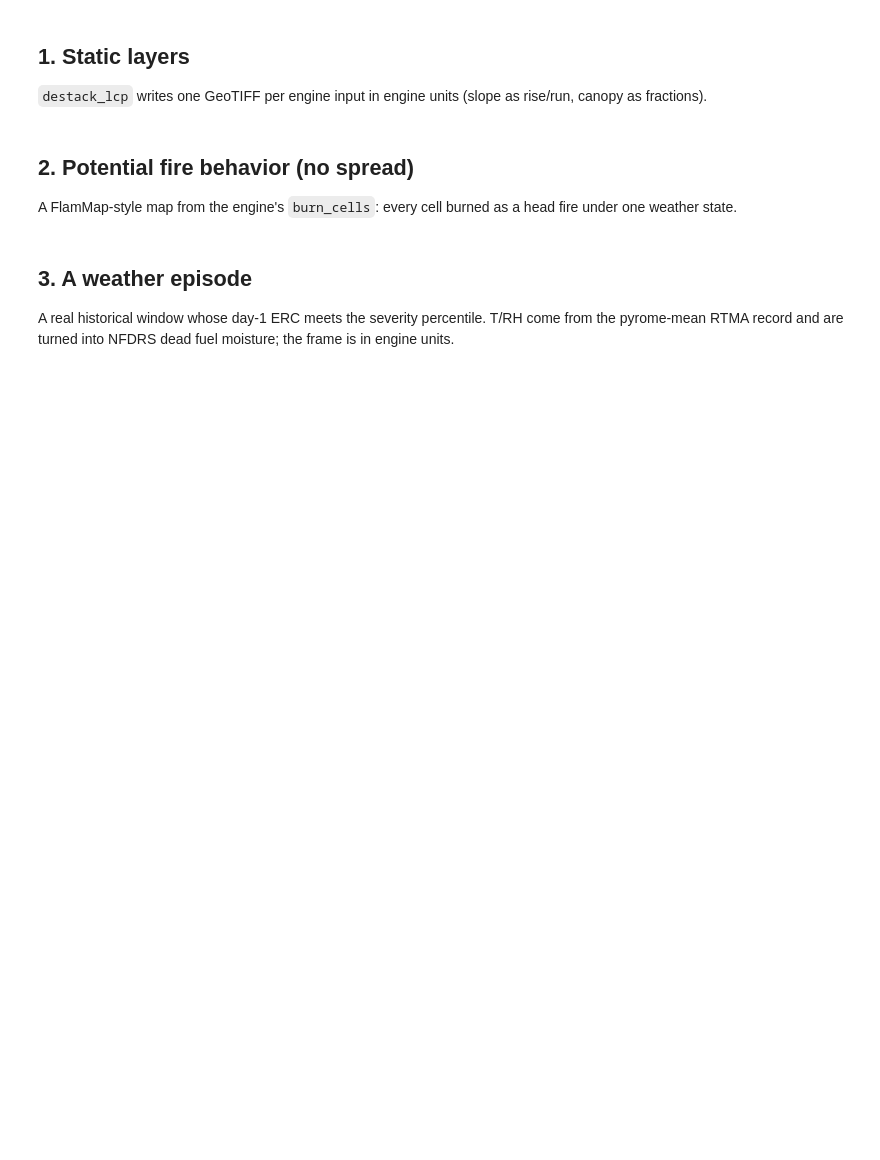
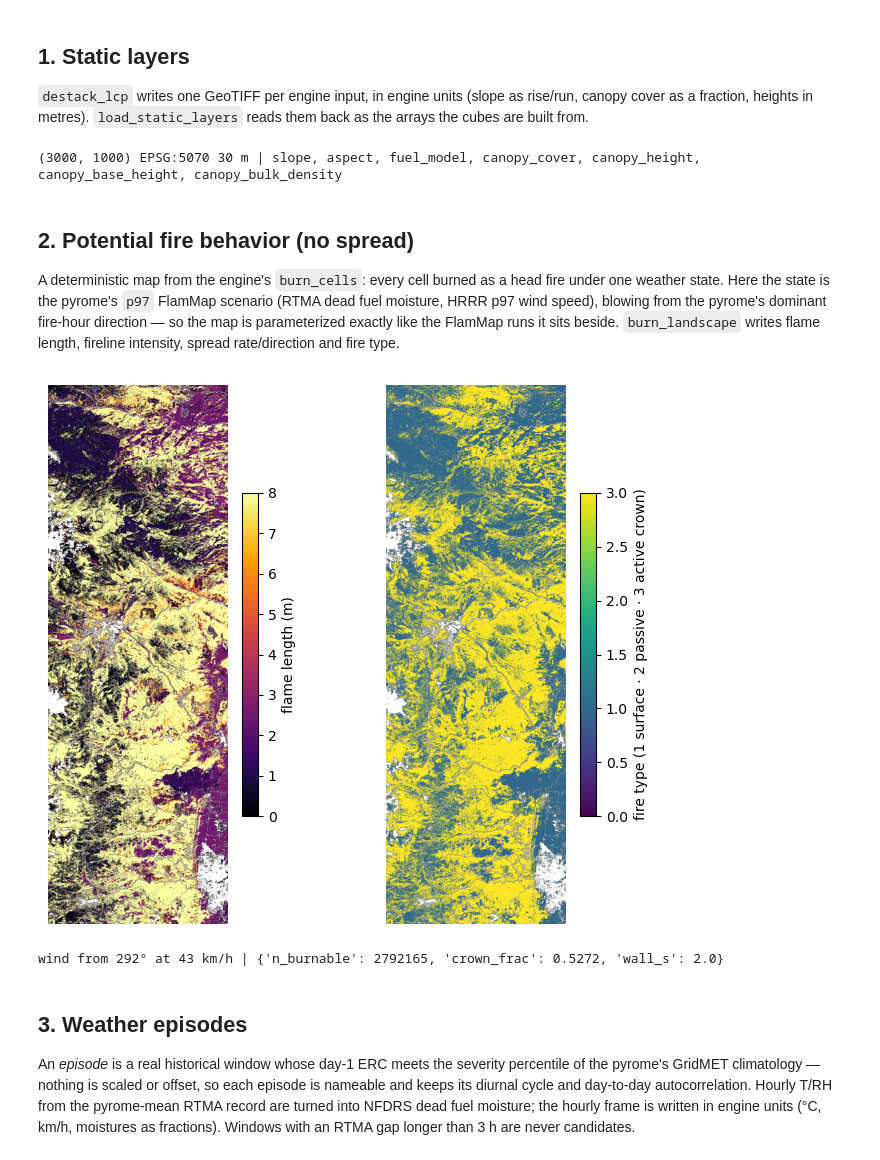
Before and after one commit to maxwellCcook/fb_tools, a Jupyter notebook: code/notebooks/01f_PyreBuild.ipynb, the cells around one changed output. Cells and saved outputs as stored; diff of their text form; code cells hidden in the pictures; blank space fills up the shorter version.

```diff
--- a/code/notebooks/01f_PyreBuild.ipynb
+++ b/code/notebooks/01f_PyreBuild.ipynb
@@ -44,29 +70,64 @@ pyre.pyre_version_info()
 # %% [markdown]
 ## 1. Static layers
 
-`destack_lcp` writes one GeoTIFF per engine input in engine units (slope as rise/run, canopy as fractions).
+`destack_lcp` writes one GeoTIFF per engine input, in engine units (slope as rise/run, canopy cover as a
+fraction, heights in metres). `load_static_layers` reads them back as the arrays the cubes are built from.
 # %%
 layers = SCRATCH / "layers" / LCP_FP.stem
 if not (layers / "fuel_model.tif").exists():
     destack_lcp(LCP_FP, layers)
 static, TRANSFORM, CRS = pyre.load_static_layers(layers)
 SHAPE = static["slope"].shape
-print(SHAPE, CRS, f"{abs(TRANSFORM.a):.0f} m", "| burnable fraction:", round(float(np.isin(static["fuel_model"], [0, 91, 92, 93, 98, 99], invert=True).mean()), 3))
+print(SHAPE, CRS, f"{abs(TRANSFORM.a):.0f} m |", ", ".join(static))
+# %% [output]
+(3000, 1000) EPSG:5070 30 m | slope, aspect, fuel_model, canopy_cover, canopy_height, canopy_base_height, canopy_bulk_density
 # %% [markdown]
 ## 2. Potential fire behavior (no spread)
 
-A FlamMap-style map from the engine's `burn_cells`: every cell burned as a head fire under one weather state.
+A deterministic map from the engine's `burn_cells`: every cell burned as a head fire under one weather state.
+Here the state is the pyrome's `p97` FlamMap scenario (RTMA dead fuel moisture, HRRR p97 wind speed), blowing
+from the pyrome's dominant fire-hour direction — so the map is parameterized exactly like the FlamMap runs it
+sits beside. `burn_landscape` writes flame length, fireline intensity, spread rate/direction and fire type.
-# %%
-p97 = json.load(open(REPO / f"data/weather/flammap_rtma/pyrome_{PYROME}_flammap.json"))["scenarios"]["p97"]
-scen = weather_from_scenario(p97, wind_from_deg=270.0, tmp_c=30.0)
-pot = pyre.burn_landscape(layers, scen, SCRATCH / "potential_p97", crown_gate=CROWN_GATE)
-fig, axes = plt.subplots(1, 2, figsize=(5, 4))
-for ax, layer, kw in zip(axes, ["flame_length", "fire_type"], [dict(cmap="inferno", vmin=0, vmax=8), dict(cmap="viridis", vmin=0, vmax=3)]):
-    with rasterio.open(SCRATCH / "potential_p97" / f"{layer}.tif") as src:
-        im = ax.imshow(src.read(1), extent=rasterio.plot.plotting_extent(src), **kw)
-    plt.colorbar(im, ax=ax, shrink=0.7, label=layer); ax.set_axis_off()
-plt.show(); {k: pot[k] for k in ("n_burnable", "crown_frac", "wall_s")}
+# %%
+def show(ax, fp, label, *, mask_zero=False, **kw):
+    """imshow one GeoTIFF band with a colorbar."""
+    with rasterio.open(fp) as src:
+        a = src.read(1)
+        if mask_zero:
+            a = np.where(a > 0, a, np.nan)
+        im = ax.imshow(a, extent=rasterio.plot.plotting_extent(src), **kw)
+    plt.colorbar(im, ax=ax, shrink=0.6, label=label); ax.set_axis_off()
+    return ax
+
+def zoom(ax, fp, margin_cells=60):
+    """Limit the axes to the finite (burned) cells of a raster, plus a margin."""
+    with rasterio.open(fp) as src:
+        rr, cc = np.where(np.isfinite(src.read(1)))
+        x0, y0 = src.xy(rr.max() + margin_cells, cc.min() - margin_cells)
+        x1, y1 = src.xy(rr.min() - margin_cells, cc.max() + margin_cells)
+    ax.set(xlim=(x0, x1), ylim=(y0, y1))
+
+p97 = json.load(open(REPO / f"data/weather/flammap_rtma/pyrome_{PYROME}_flammap.json"))["scenarios"]["p97"]
+WD_FROM = dominant_wind_direction(PYROME, WINDCELL_DIR)
+scen = weather_from_scenario(p97, wind_from_deg=WD_FROM, tmp_c=30.0)
+pot_dir = SCRATCH / f"potential_p97_wd{WD_FROM:.0f}"          # named by its inputs: a cached map is never stale
+pot = pyre.burn_landscape(layers, scen, pot_dir, crown_gate=CROWN_GATE)
+
+fig, axes = plt.subplots(1, 2, figsize=(8, 7))
+show(axes[0], pot_dir / "flame_length.tif", "flame length (m)", cmap="inferno", vmin=0, vmax=8)
+show(axes[1], pot_dir / "fire_type.tif", "fire type (1 surface · 2 passive · 3 active crown)",
+     cmap="viridis", vmin=0, vmax=3)
+plt.show()
+print(f"wind from {WD_FROM:.0f}° at {scen['wind_speed_10m'][0]:.0f} km/h |",
+      {k: pot[k] for k in ("n_burnable", "crown_frac", "wall_s")})
+# %% [output]
+[figure, added]
+wind from 292° at 43 km/h | {'n_burnable': 2792165, 'crown_frac': 0.5272, 'wall_s': 2.0}
 # %% [markdown]
-## 3. A weather episode
+## 3. Weather episodes
 
-A real historical window whose day-1 ERC meets the severity percentile. T/RH come from the pyrome-mean RTMA record and are turned into NFDRS dead fuel moisture; the frame is in engine units.
+An *episode* is a real historical window whose day-1 ERC meets the severity percentile of the pyrome's GridMET
+climatology — nothing is scaled or offset, so each episode is nameable and keeps its diurnal cycle and
+day-to-day autocorrelation. Hourly T/RH from the pyrome-mean RTMA record are turned into NFDRS dead fuel
+moisture; the hourly frame is written in engine units (°C, km/h, moistures as fractions). Windows with an RTMA
+gap longer than 3 h are never candidates.
```
Also changed, not shown: parts of 18 cells of this notebook, 20 other files.
